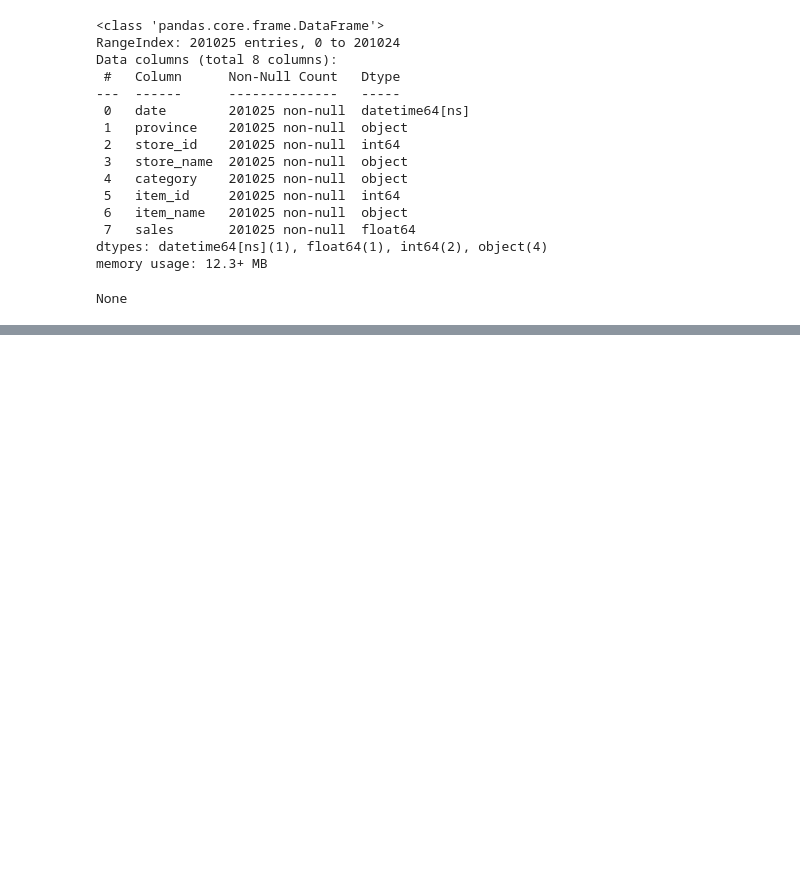
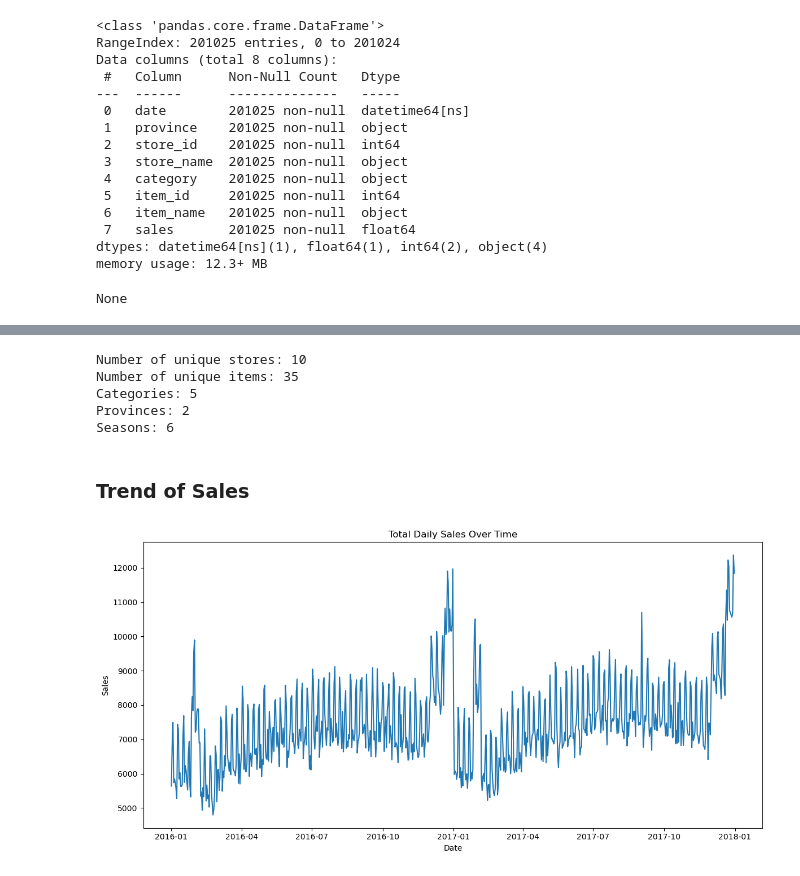
Before and after one commit to dducwsxuaan/sales_forecasting_with_xAI, a Jupyter notebook: notebooks/02_EDA.ipynb, the cells around one changed output, grey strips where cells are left out. Saved outputs shown, nothing was run; the diff lists cells and outputs as text; code cells hidden in the pictures; blank space fills up the shorter version.

```diff
--- a/notebooks/02_EDA.ipynb
+++ b/notebooks/02_EDA.ipynb
@@ -73,0 +122,30 @@ None
+# %%
+# Count unique values
+print(f"Number of unique stores: {df_sales['store_id'].nunique()}")
+print(f"Number of unique items: {df_sales['item_id'].nunique()}")
+print(f"Categories: {df_sales['category'].nunique()}")
+print(f"Provinces: {df_sales['province'].nunique()}")
+print(f"Seasons: {df_weather['season'].nunique()}")
+# %% [output]
+Number of unique stores: 10
+Number of unique items: 35
+Categories: 5
+Provinces: 2
+Seasons: 6
+# %%
+save_figure = True
+# %% [markdown]
+### Trend of Sales
+# %%
+plt.figure(figsize=(12, 6))
+daily_df_sales = df_sales.groupby('date')['sales'].sum().reset_index()
+plt.plot(daily_df_sales['date'], daily_df_sales['sales'])
+plt.title("Total Daily Sales Over Time")
+plt.xlabel("Date")
+plt.ylabel("Sales")
+plt.tight_layout()
+
+if save_figure:
+    plt.savefig(os.path.join(FIGURES_DIR, "daily_sales_trend.png"))
+# %% [output]
+[figure, added]
```
Also changed, not shown: parts of 22 cells of this notebook, 10 other files.
